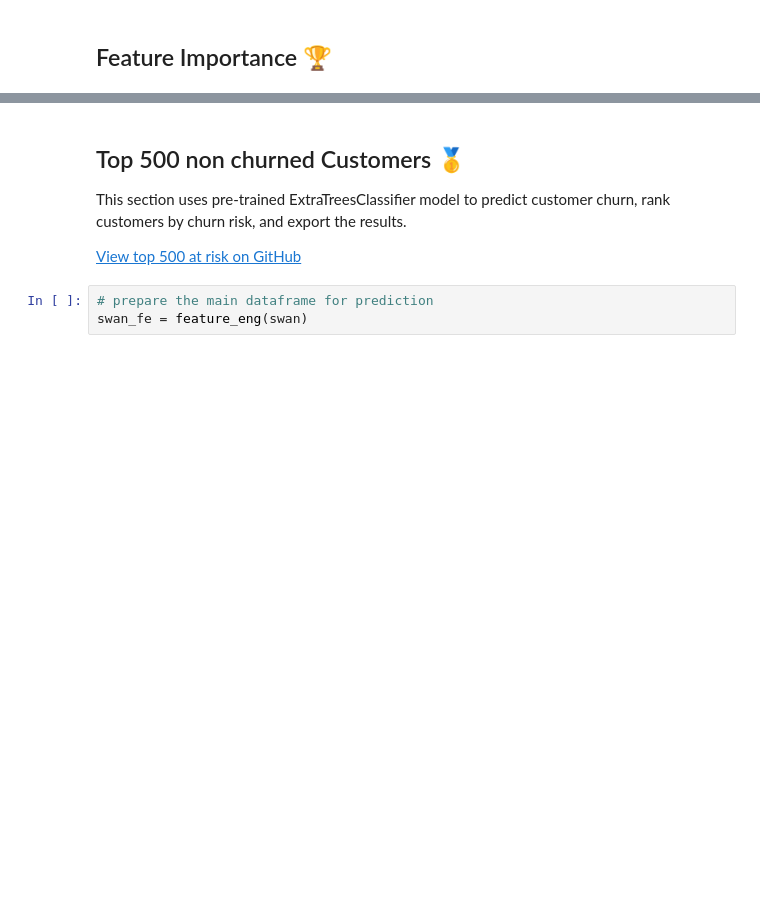
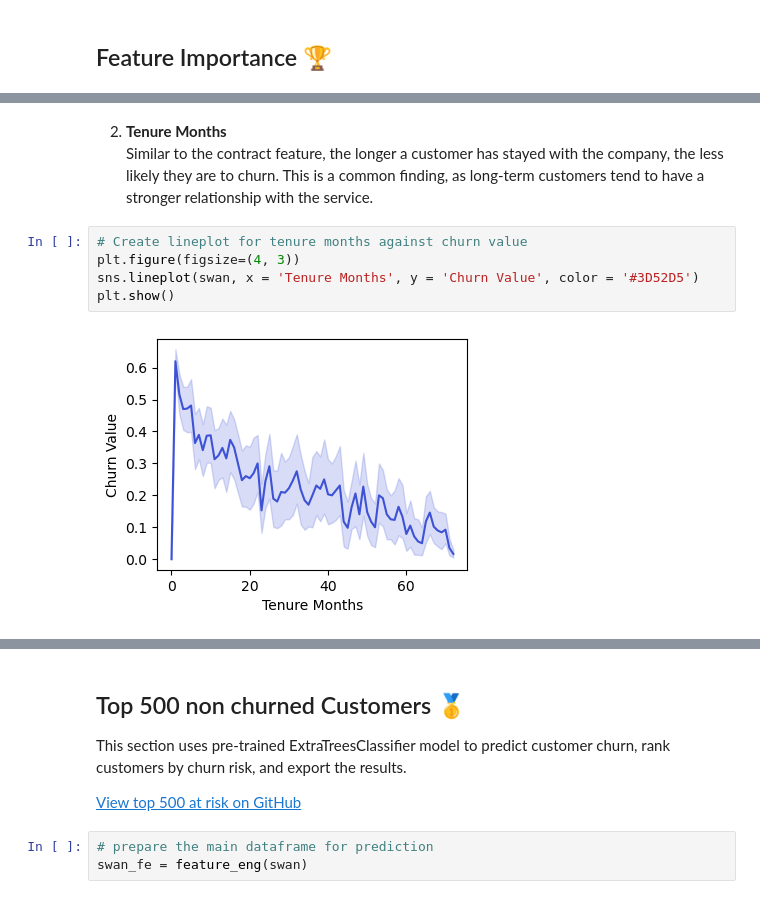
Before and after one commit to Ale42RA/SWAN, a Jupyter notebook: swan.ipynb, the cells around one changed output, grey strips where cells are left out. Cells and saved outputs as stored; diff of their text form; blank space fills up the shorter version.

```diff
--- a/swan.ipynb
+++ b/swan.ipynb
@@ -713,0 +860,10 @@ model = joblib.load('model/model.pkl')
+# %% [markdown]
+2. **Tenure Months**
+Similar to the contract feature, the longer a customer has stayed with the company, the less likely they are to churn. This is a common finding, as long-term customers tend to have a stronger relationship with the service.
+# %%
+# Create lineplot for tenure months against churn value
+plt.figure(figsize=(4, 3))
+sns.lineplot(swan, x = 'Tenure Months', y = 'Churn Value', color = '#3D52D5')
+plt.show()
+# %% [output]
+[figure, added]
```
Also changed, not shown: parts of 30 cells of this notebook, 8 other files.
